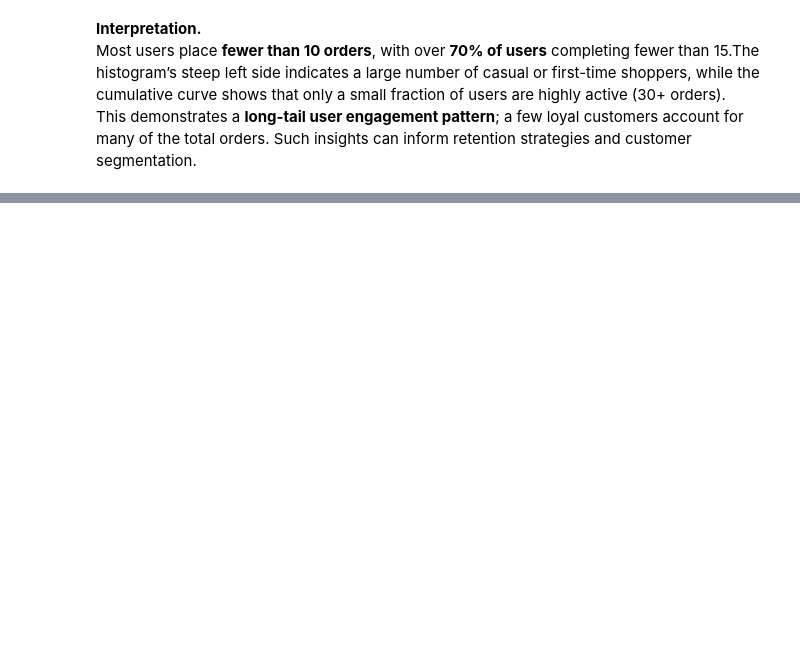
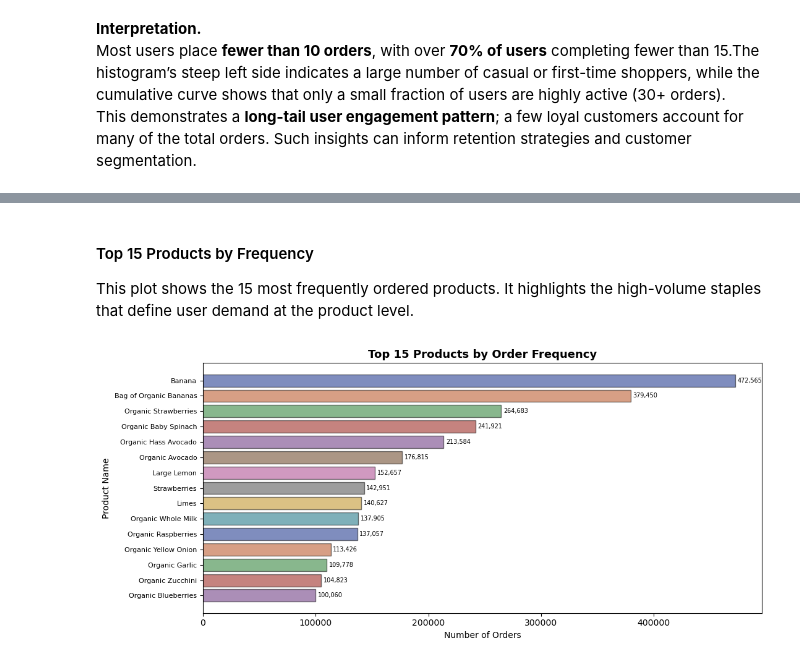
Before and after one commit to Prajwalparajuli/Instacart-product-recommendation, a Jupyter notebook: notebooks/01_eda_instacart.ipynb, the cells around one changed output, grey strips where cells are left out. Saved outputs shown, nothing was run; the diff lists cells and outputs as text; code cells hidden in the pictures; blank space fills up the shorter version.

```diff
--- a/notebooks/01_eda_instacart.ipynb
+++ b/notebooks/01_eda_instacart.ipynb
@@ -366,0 +458,44 @@ This demonstrates a **long-tail user engagement pattern**; a few loyal customers
+# %% [markdown]
+#### Top 15 Products by Frequency
+
+This plot shows the 15 most frequently ordered products. It highlights the high-volume staples that define user demand at the product level.
+# %%
+# Join prior orders with product names
+
+prior_with_product = order_prod_prior.merge(
+    products[["product_id", "product_name"]], on="product_id", how="left"
+)
+
+# Aggregate top 15 products
+top_products = (
+    prior_with_product["product_name"]
+    .value_counts()
+    .head(15)
+    .rename_axis("product_name")
+    .reset_index(name="orders")
+)
+top_products["percentage"] = 100 * top_products["orders"] / top_products["orders"].sum()
+
+# Plot
+plt.figure(figsize=(11, 5))
+bars = plt.barh(top_products["product_name"], top_products["orders"],
+                color= sns.color_palette("dark"), edgecolor="black", alpha = 0.5)
+plt.gca().invert_yaxis()   # show highest on top
+plt.title("Top 15 Products by Order Frequency", fontsize=13, weight="bold")
+plt.xlabel("Number of Orders")
+plt.ylabel("Product Name")
+plt.yticks(fontsize = 8)
+
+# Annotate bars
+for bar, val in zip(bars, top_products["orders"]):
+    plt.text(val + 2000, bar.get_y() + bar.get_height()/2,
+             f"{val:,}", va="center", fontsize=7)
+
+plt.tight_layout()
+
+# Save
+fig_path = FIG_DIR / "EDA-07_top_products.png"
+plt.savefig(fig_path, dpi=150)
+plt.show()
+# %% [output]
+[figure, added]
```
Also changed, not shown: parts of 25 cells of this notebook, 13 other files.
